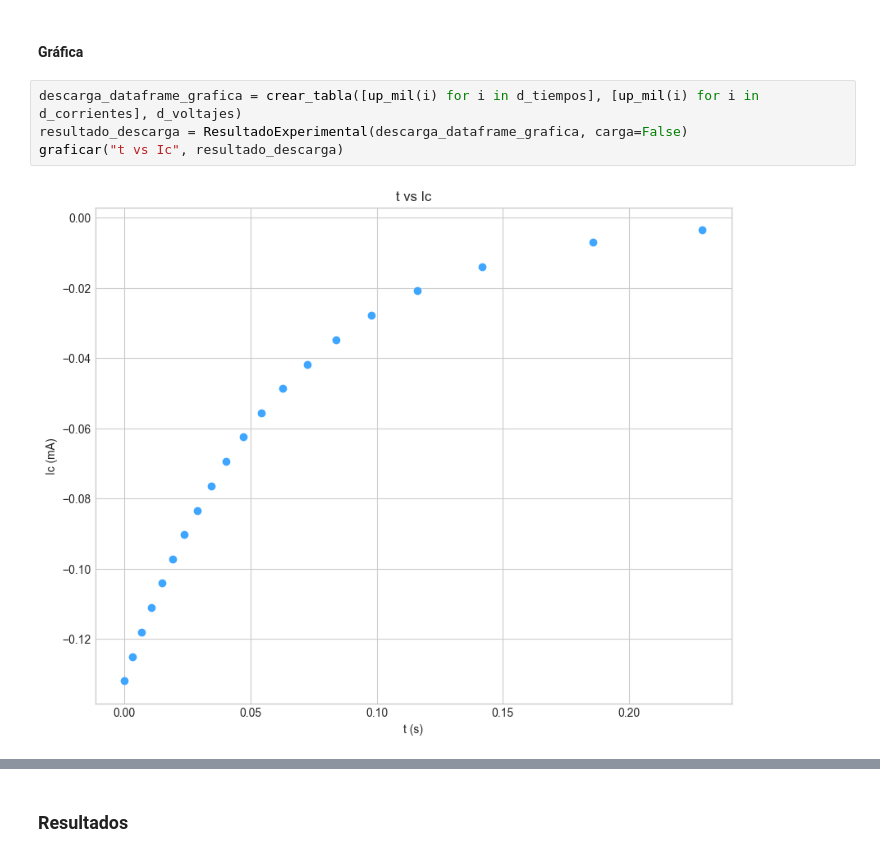
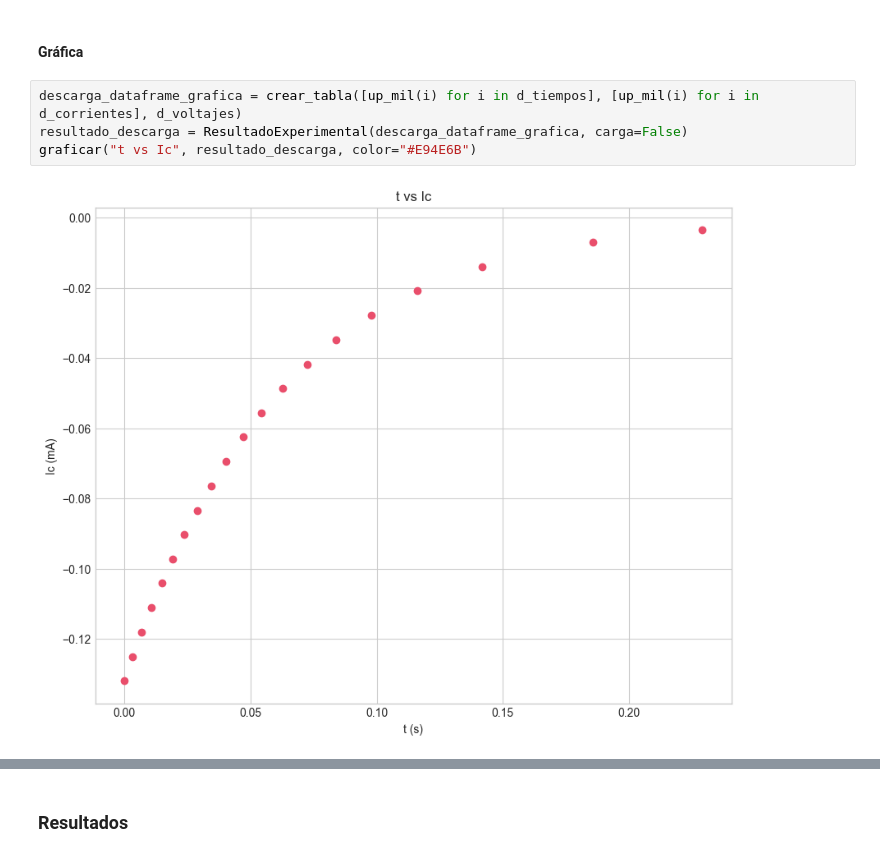
Before and after one commit to afgalvan/circuit-lab, a Jupyter notebook: circuit_lab.ipynb, the cells around one changed output, grey strips where cells are left out. Saved outputs shown, nothing was run; the diff lists cells and outputs as text.

```diff
--- a/circuit_lab.ipynb
+++ b/circuit_lab.ipynb
@@ -162,7 +162,7 @@ descarga_dataframe
 # %%
 descarga_dataframe_grafica = crear_tabla([up_mil(i) for i in d_tiempos], [up_mil(i) for i in d_corrientes], d_voltajes)
 resultado_descarga = ResultadoExperimental(descarga_dataframe_grafica, carga=False)
-graficar("t vs Ic", resultado_descarga)
+graficar("t vs Ic", resultado_descarga, color="#E94E6B")
 # %% [output]
-[figure, old version]
+[figure, new version]
 # %%
```
Also changed, not shown: parts of 8 cells of this notebook, 1 other file.
